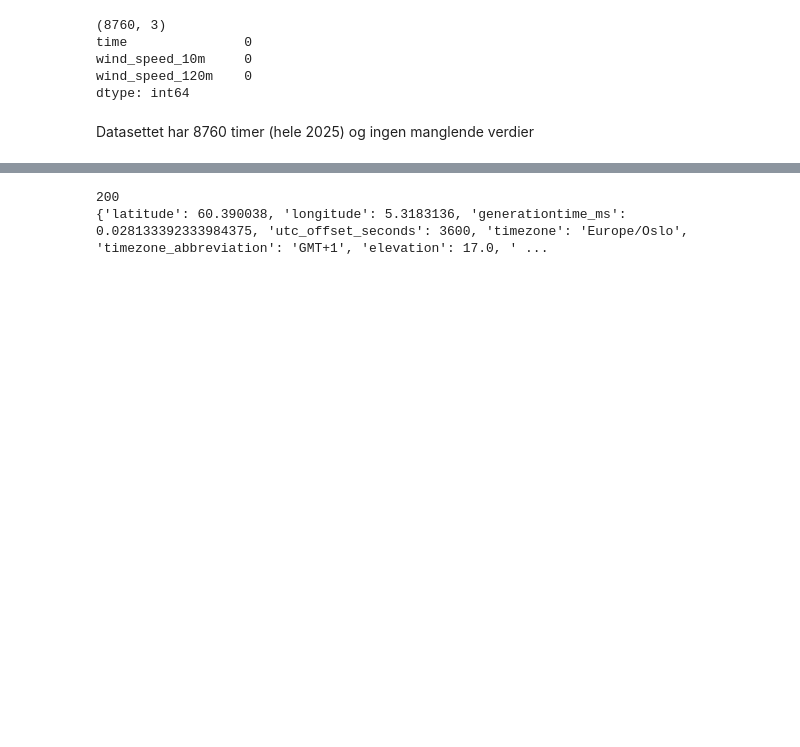
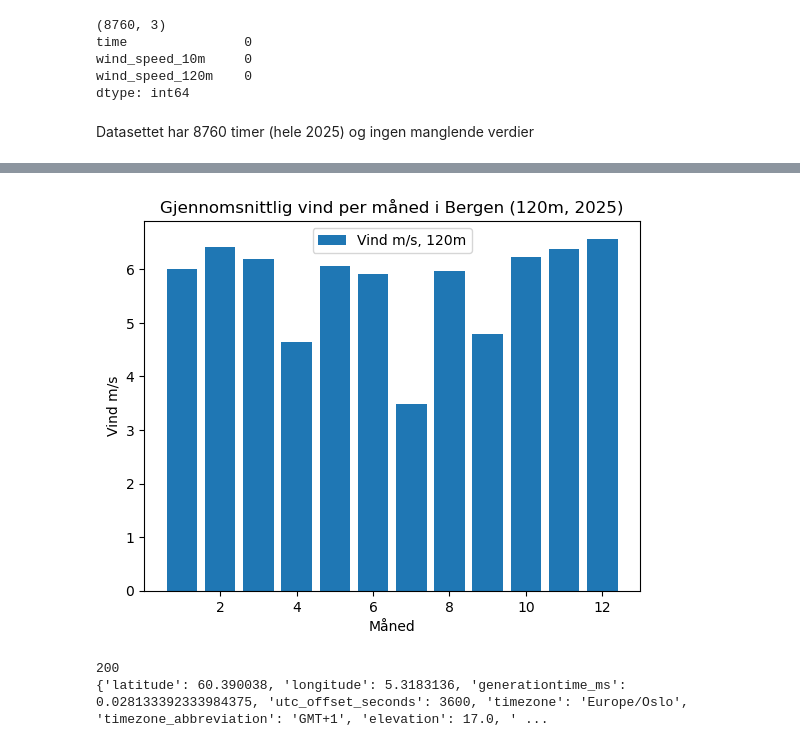
Before and after one commit to Sondreserichsen/vindprognose-bergen, a Jupyter notebook: vindprognose.ipynb, the cells around one changed output, grey strips where cells are left out. Saved outputs shown, nothing was run; the diff lists cells and outputs as text; code cells hidden in the pictures; blank space fills up the shorter version.

Commit message:
Legg til graf over vind per måned

```diff
--- a/vindprognose.ipynb
+++ b/vindprognose.ipynb
@@ -44,0 +48,3 @@ Datasettet har 8760 timer (hele 2025) og ingen manglende verdier
+# %%
+df["maaned"] = df["time"].dt.month
+df
@@ -45,3 +65,15 @@ Datasettet har 8760 timer (hele 2025) og ingen manglende verdier
+# %%
+per_maaned = df.groupby("maaned")["wind_speed_120m"].mean()
+# %%
+plt.bar(per_maaned.index, per_maaned.values, label = "Vind m/s, 120m")
+plt.title("Gjennomsnittlig vind per måned i Bergen (120m, 2025)")
+plt.xlabel("Måned")
+plt.ylabel("Vind m/s")
+plt.legend()
+plt.savefig("grafer/vind_per_maaned.png", bbox_inches="tight")
+plt.show()
+# %% [output]
+[figure, added]
 # %%
 #PROGNOSE 1
 
```
Also changed, not shown: parts of 4 cells of this notebook, 1 other file.
